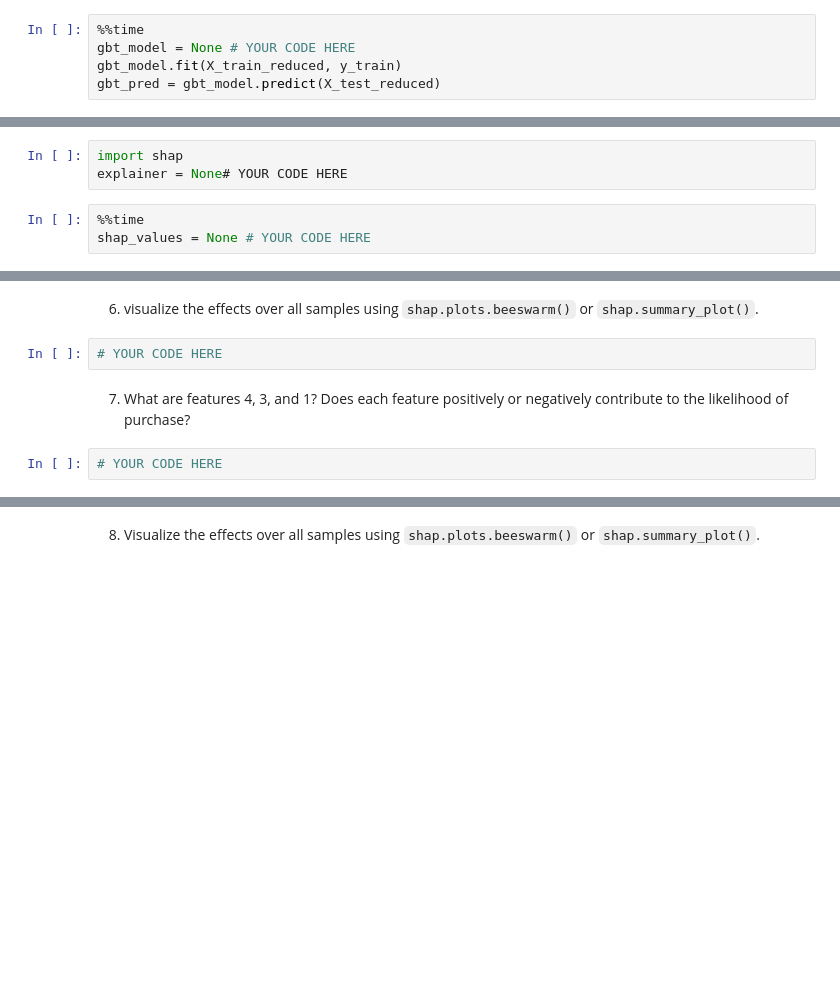
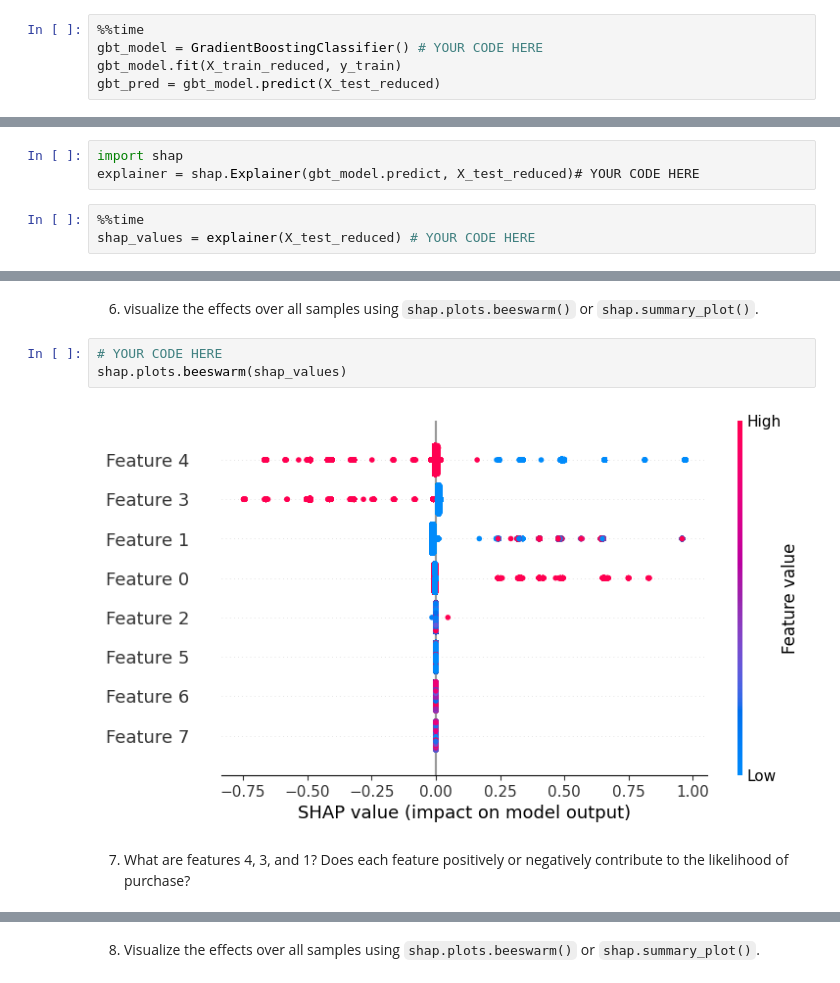
Before and after one commit to draganostojic/MLE-10, a Jupyter notebook: assignments/week-06-supervised-ml/nb/electronics-purchase-prediction.ipynb, the cells around one changed output, grey strips where cells are left out. Drawn from its saved outputs; the diff is of its cells as text; blank space fills up the shorter version.

Commit message:
Saved notebook and shap data

```diff
--- a/assignments/week-06-supervised-ml/nb/electronics-purchase-prediction.ipynb
+++ b/assignments/week-06-supervised-ml/nb/electronics-purchase-prediction.ipynb
@@ -509,6 +495,6 @@ SVM coefficients are:
 from sklearn.ensemble import GradientBoostingClassifier
 # %%
 %%time
-gbt_model = None # YOUR CODE HERE
+gbt_model = GradientBoostingClassifier() # YOUR CODE HERE
 gbt_model.fit(X_train_reduced, y_train)
 gbt_pred = gbt_model.predict(X_test_reduced)
@@ -537,7 +535,7 @@ X_test_reduced_subset = X_test_reduced[idx, ]
 assert X_test_reduced_subset.shape == (subset_size, 8)
 # %%
 import shap
-explainer = None# YOUR CODE HERE
+explainer = shap.Explainer(gbt_model.predict, X_test_reduced)# YOUR CODE HERE
 # %%
 %%time
-shap_values = None # YOUR CODE HERE
+shap_values = explainer(X_test_reduced) # YOUR CODE HERE
@@ -545,7 +546,8 @@ shap_values = None # YOUR CODE HERE
 6. visualize the effects over all samples using `shap.plots.beeswarm()` or `shap.summary_plot()`.
 # %%
 # YOUR CODE HERE
+shap.plots.beeswarm(shap_values)
+# %% [output]
+[figure, added]
 # %% [markdown]
 7. What are features 4, 3, and 1? Does each feature positively or negatively contribute to the likelihood of purchase?
-# %%
-# YOUR CODE HERE
```
Also changed, not shown: parts of 12 cells of this notebook, 3 other files.
